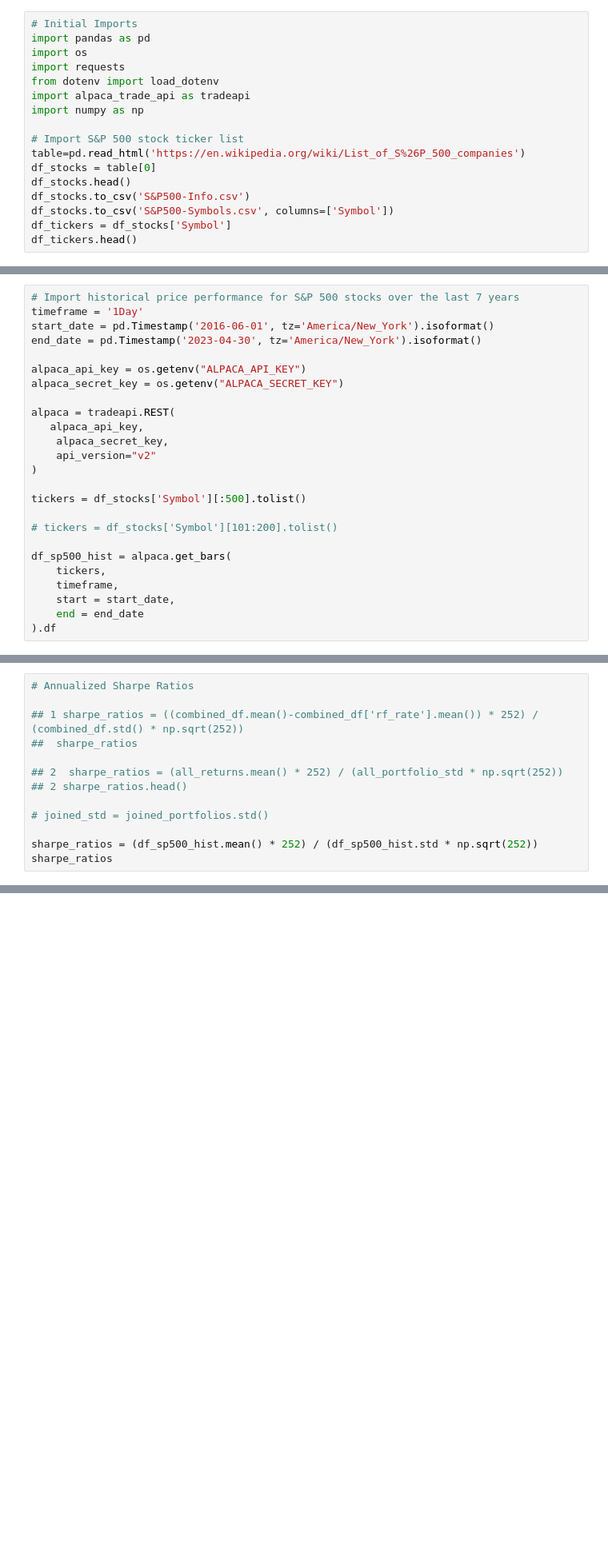
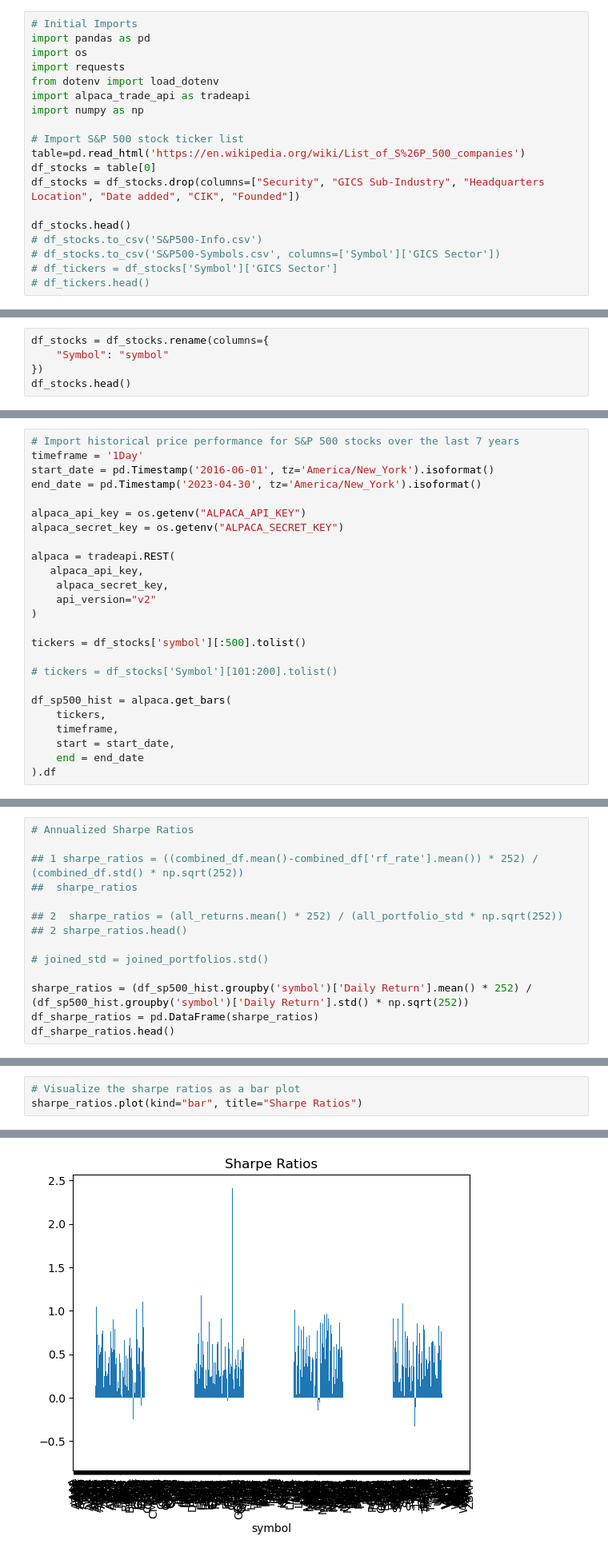
Before and after one commit to sdholmstrom/Project-1---Team-1, a Jupyter notebook: project_1_sh.ipynb, the cells around one changed output, grey strips where cells are left out. Shown at 80% size. Drawn from its saved outputs; the diff is of its cells as text; blank space fills up the shorter version.

```diff
--- a/project_1_sh.ipynb
+++ b/project_1_sh.ipynb
@@ -10,8 +10,10 @@ import numpy as np
 # Import S&P 500 stock ticker list
 table=pd.read_html('https://en.wikipedia.org/wiki/List_of_S%26P_500_companies')
 df_stocks = table[0]
+df_stocks = df_stocks.drop(columns=["Security", "GICS Sub-Industry", "Headquarters Location", "Date added", "CIK", "Founded"])
+
 df_stocks.head()
-df_stocks.to_csv('S&P500-Info.csv')
-df_stocks.to_csv('S&P500-Symbols.csv', columns=['Symbol'])
-df_tickers = df_stocks['Symbol']
-df_tickers.head()
+# df_stocks.to_csv('S&P500-Info.csv')
+# df_stocks.to_csv('S&P500-Symbols.csv', columns=['Symbol']['GICS Sector'])
+# df_tickers = df_stocks['Symbol']['GICS Sector']
+# df_tickers.head()
@@ -19,0 +31,5 @@ load_dotenv()
+# %%
+df_stocks = df_stocks.rename(columns={
+    "Symbol": "symbol"
+})
+df_stocks.head()
@@ -32,7 +55,7 @@ alpaca = tradeapi.REST(
     api_version="v2"
 )
 
-tickers = df_stocks['Symbol'][:500].tolist()
+tickers = df_stocks['symbol'][:500].tolist()
 
 # tickers = df_stocks['Symbol'][101:200].tolist()
 
@@ -101,5 +203,6 @@ df_sp500_hist.head()
 
 # joined_std = joined_portfolios.std()
 
-sharpe_ratios = (df_sp500_hist.mean() * 252) / (df_sp500_hist.std * np.sqrt(252))
-sharpe_ratios
+sharpe_ratios = (df_sp500_hist.groupby('symbol')['Daily Return'].mean() * 252) / (df_sp500_hist.groupby('symbol')['Daily Return'].std() * np.sqrt(252))
+df_sharpe_ratios = pd.DataFrame(sharpe_ratios)
+df_sharpe_ratios.head()
@@ -105,0 +237,4 @@ sharpe_ratios
+# %%
+# Visualize the sharpe ratios as a bar plot
+sharpe_ratios.plot(kind="bar", title="Sharpe Ratios")
+# %% [output]
@@ -105,0 +242 @@ sharpe_ratios
+[figure, added]
```
Also changed, not shown: parts of 13 cells of this notebook, 2 other files.
